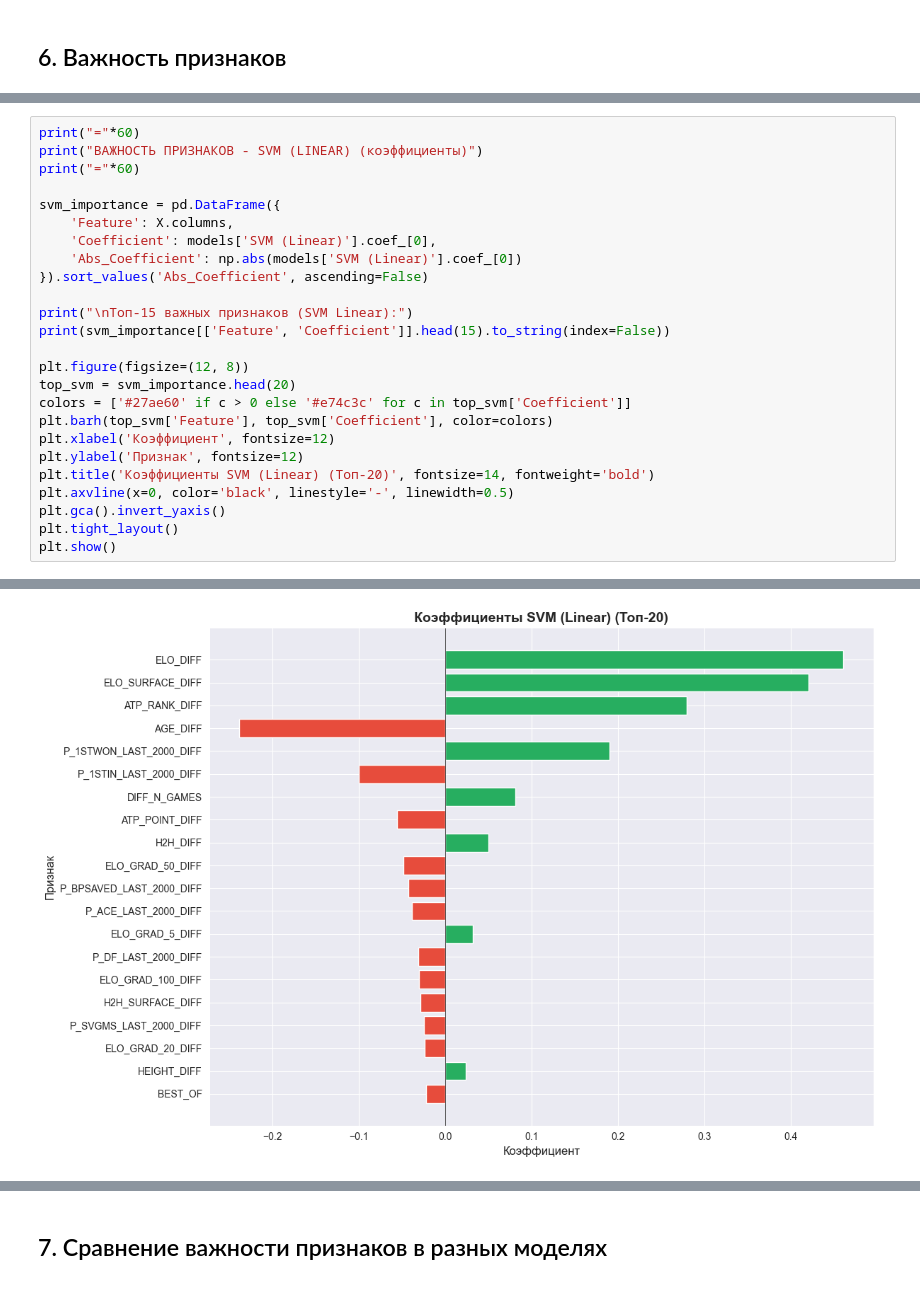
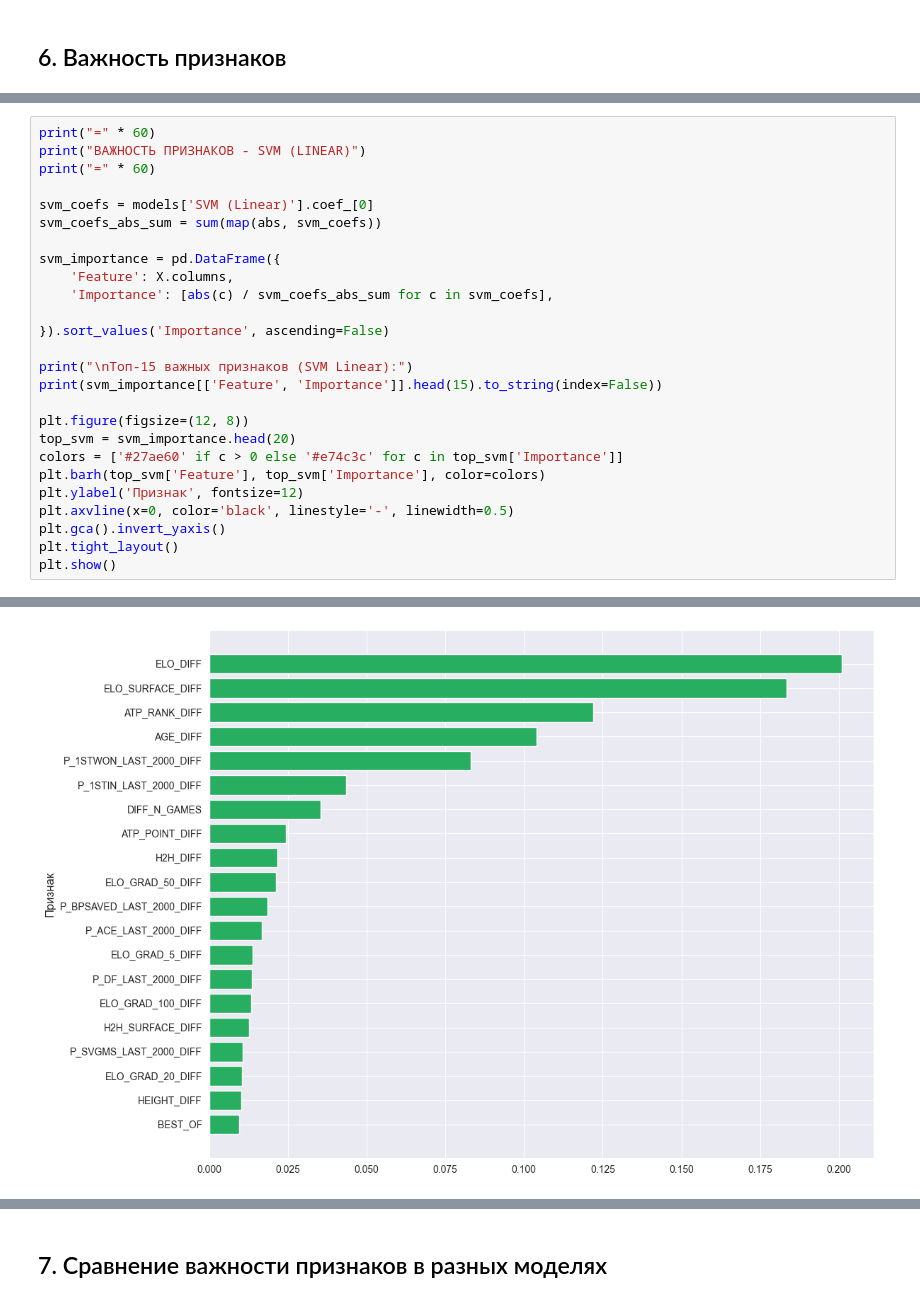
Before and after one commit to toj1ro/tennis-predictor, a Jupyter notebook: checkpoint3.ipynb, the cells around one changed output, grey strips where cells are left out. Drawn from its saved outputs; the diff is of its cells as text.

```diff
--- a/checkpoint3.ipynb
+++ b/checkpoint3.ipynb
@@ -359,24 +360,25 @@ plt.show()
 # %%
-print("="*60)
-print("ВАЖНОСТЬ ПРИЗНАКОВ - SVM (LINEAR) (коэффициенты)")
-print("="*60)
+print("=" * 60)
+print("ВАЖНОСТЬ ПРИЗНАКОВ - SVM (LINEAR)")
+print("=" * 60)
+
+svm_coefs = models['SVM (Linear)'].coef_[0]
+svm_coefs_abs_sum = sum(map(abs, svm_coefs))
 
 svm_importance = pd.DataFrame({
     'Feature': X.columns,
-    'Coefficient': models['SVM (Linear)'].coef_[0],
-    'Abs_Coefficient': np.abs(models['SVM (Linear)'].coef_[0])
-}).sort_values('Abs_Coefficient', ascending=False)
+    'Importance': [abs(c) / svm_coefs_abs_sum for c in svm_coefs],
+
+}).sort_values('Importance', ascending=False)
 
 print("\nТоп-15 важных признаков (SVM Linear):")
-print(svm_importance[['Feature', 'Coefficient']].head(15).to_string(index=False))
+print(svm_importance[['Feature', 'Importance']].head(15).to_string(index=False))
 
 plt.figure(figsize=(12, 8))
 top_svm = svm_importance.head(20)
-colors = ['#27ae60' if c > 0 else '#e74c3c' for c in top_svm['Coefficient']]
-plt.barh(top_svm['Feature'], top_svm['Coefficient'], color=colors)
-plt.xlabel('Коэффициент', fontsize=12)
+colors = ['#27ae60' if c > 0 else '#e74c3c' for c in top_svm['Importance']]
+plt.barh(top_svm['Feature'], top_svm['Importance'], color=colors)
 plt.ylabel('Признак', fontsize=12)
-plt.title('Коэффициенты SVM (Linear) (Топ-20)', fontsize=14, fontweight='bold')
 plt.axvline(x=0, color='black', linestyle='-', linewidth=0.5)
 plt.gca().invert_yaxis()
 plt.tight_layout()
@@ -402,2 +404,2 @@ plt.show()
-[figure, old version]
+[figure, new version]
 # %%
```
Also changed, not shown: parts of 10 cells of this notebook.
